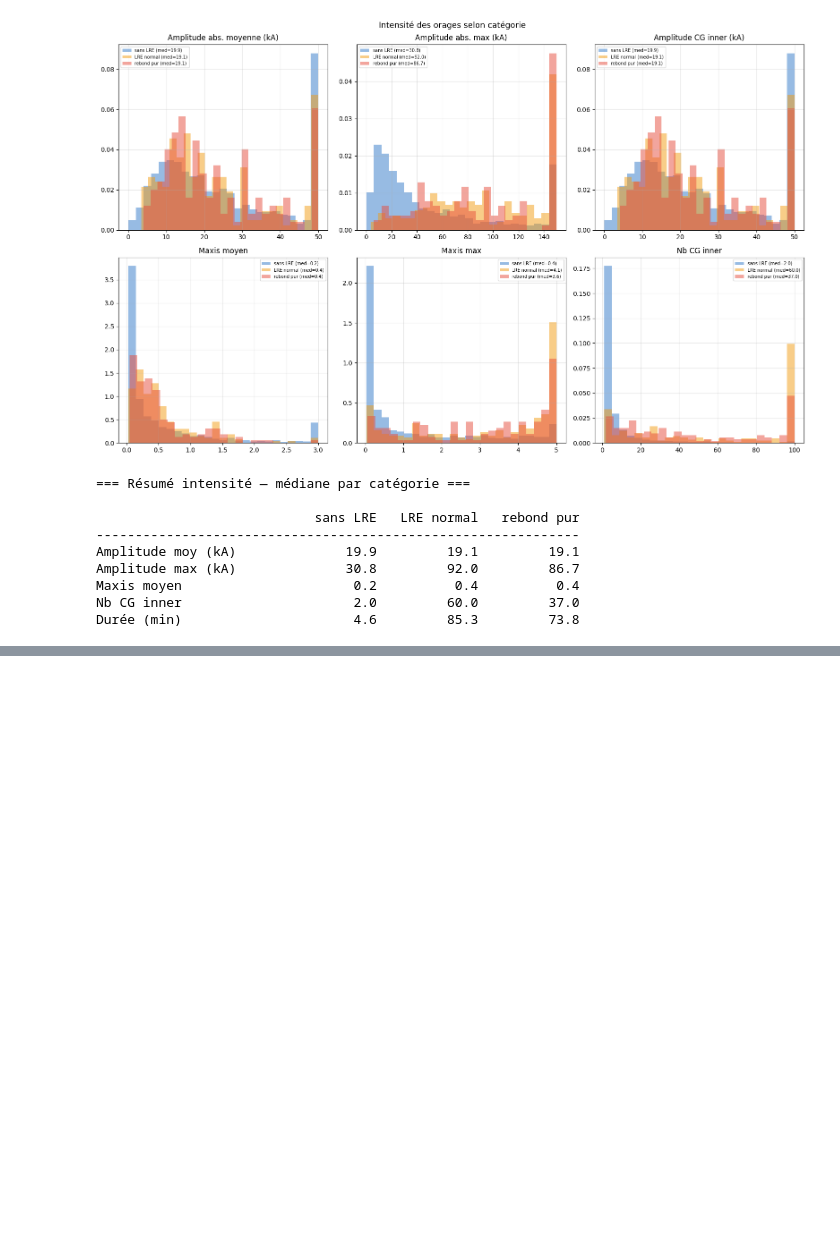
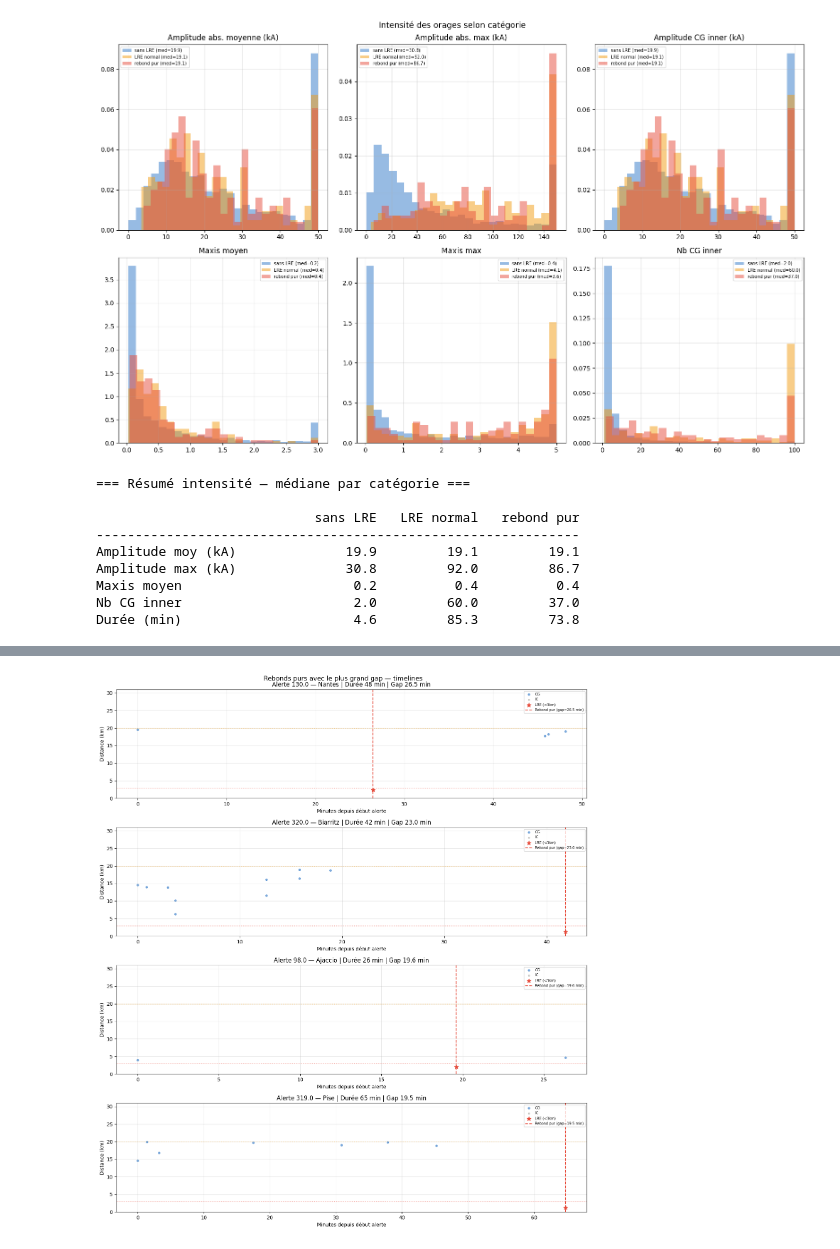
Before and after one commit to N-Mehdi/Dataverse, a Jupyter notebook: data/exploration.ipynb, the cells around one changed output, grey strips where cells are left out. Saved outputs shown, nothing was run; the diff lists cells and outputs as text; code cells hidden in the pictures; blank space fills up the shorter version.

```diff
--- a/data/exploration.ipynb
+++ b/data/exploration.ipynb
@@ -2747,0 +2850,69 @@ Durée (min)                      4.6         85.3         73.8
+# %%
+# %%
+# Timeline des 4 cas avec le plus grand gap
+
+top_gap = gap_df.sort_values(
+    "gap_depuis_dernier_eclair_min", ascending=False
+).head(4)
+
+fig, axes = plt.subplots(4, 1, figsize=(14, 16))
+
+for ax, (_, row) in zip(axes, top_gap.iterrows()):
+    airport = row["airport"]
+    alert_id = row["alert_id"]
+
+    group = df_raw[
+        (df_raw["airport_alert_id"] == alert_id) &
+        (df_raw["airport"] == airport)
+    ].sort_values("date").reset_index(drop=True)
+
+    t0 = group["date"].iloc[0]
+    t_min = (group["date"] - t0).dt.total_seconds() / 60.0
+
+    cg = group[group["type"] == "CG"]
+    ic = group[group["type"] == "IC"]
+    lre = group[group["dist"] < LRE_DIST]
+
+    t_cg = (cg["date"] - t0).dt.total_seconds() / 60.0
+    t_ic = (ic["date"] - t0).dt.total_seconds() / 60.0
+    t_lre_min = (lre["date"] - t0).dt.total_seconds() / 60.0
+
+    ax.scatter(t_cg, cg["dist"], color="#3078c8",
+               s=15, alpha=0.6, label="CG")
+    ax.scatter(t_ic, ic["dist"], color="#888780",
+               s=8, alpha=0.4, label="IC")
+    ax.scatter(t_lre_min, lre["dist"], color="#e74c3c",
+               s=80, zorder=5, label="LRE (<3km)", marker="*")
+
+    # Marquer le rebond pur
+    t_rebond = (row["t_lre"] - t0).total_seconds() / 60.0
+    ax.axvline(t_rebond, color="#e74c3c", linestyle="--",
+               linewidth=1.5, label=f"Rebond pur (gap={row['gap_depuis_dernier_eclair_min']:.1f} min)")
+
+    # Zone dangereuse
+    ax.axhline(3, color="#e74c3c", linestyle=":",
+               linewidth=0.8, alpha=0.7)
+    ax.axhline(20, color="#f39c12", linestyle=":",
+               linewidth=0.8, alpha=0.7)
+
+    ax.set_ylabel("Distance (km)")
+    ax.set_xlabel("Minutes depuis début alerte")
+    ax.set_title(
+        f"Alerte {alert_id} — {airport} | "
+        f"Durée {row['duree_alerte_min']:.0f} min | "
+        f"Gap {row['gap_depuis_dernier_eclair_min']:.1f} min"
+    )
+    ax.legend(fontsize=7, loc="upper right")
+    ax.grid(alpha=0.3)
+    ax.set_ylim(0, 31)
+
+plt.suptitle("Rebonds purs avec le plus grand gap — timelines",
+             fontsize=13)
+plt.tight_layout()
+plt.savefig(
+    "/home/onyxia/work/Dataverse/Dataverse/output/lre_grand_gap_timeline.png",
+    dpi=130, bbox_inches="tight"
+)
+plt.show()
+# %% [output]
+[figure, added]
```
Also changed, not shown: parts of 49 cells of this notebook, 1 other file.
